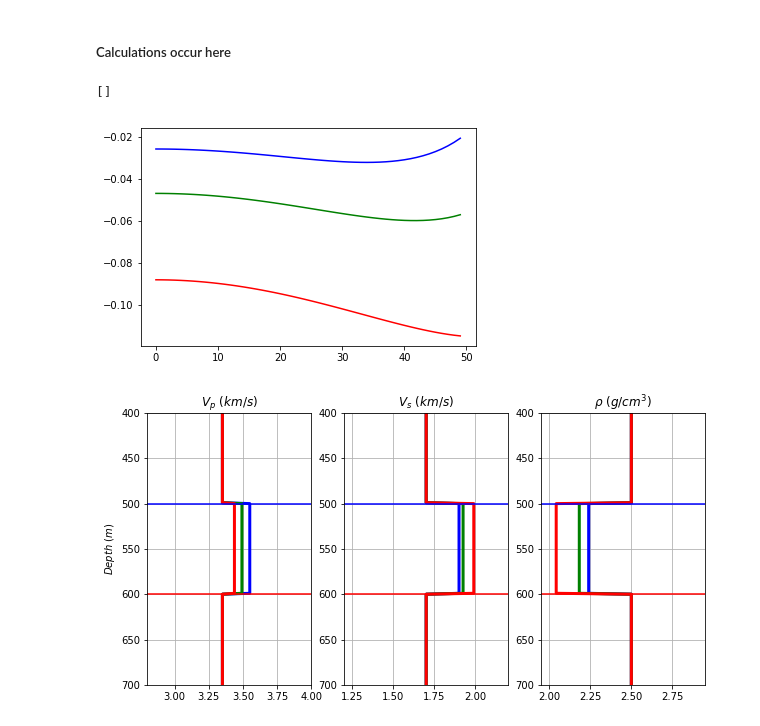
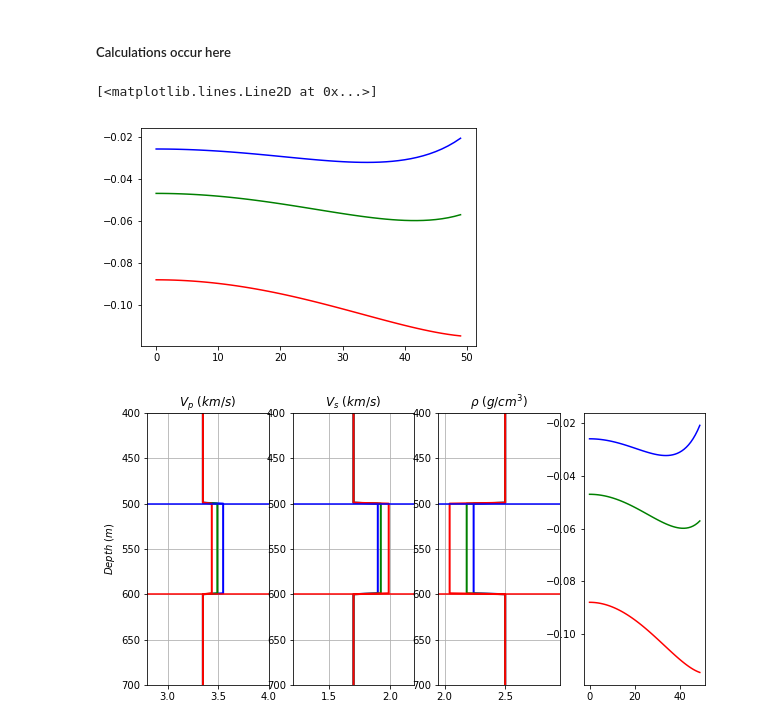
Before and after one commit to tccw/geotools, a Jupyter notebook: FluidSubstitution.ipynb, the cells around one changed output. Saved outputs shown, nothing was run; the diff lists cells and outputs as text; code cells hidden in the pictures.

Commit message:
Updated some plotting styles
Working with gridspec.

```diff
--- a/FluidSubstitution.ipynb
+++ b/FluidSubstitution.ipynb
@@ -390,48 +393,50 @@ plt.plot(np.array(RppTop[0]).T,color='b')
 plt.plot(np.array(RppTop[1]).T, color='g')
 plt.plot(np.array(RppTop[2]).T, color = 'r')
 #plt.plot(zoeRppRps(vpInSitu2,vsInSitu2,rhobInSitu2,thetaMax,RppCalc=True,RpsCalc=False),'k')
-plt.plot()
+#plt.plot()
 # %% [output]
-[]
+[<matplotlib.lines.Line2D at 0x...>]
 [figure]
 # %%
 plt.figure(figsize=(10,5))
+color = ['b','g','r']
 
-ax1 = plt.subplot(131)
-ax1.plot(vpCurve[0]/1000,np.arange(len(vpCurve[0]/1000)),color='b',linewidth = 3 )
-ax1.plot(vpCurve[1]/1000,np.arange(len(vpCurve[0]/1000)),color='g',linewidth = 3)
-ax1.plot(vpCurve[2]/1000,np.arange(len(vpCurve[0]/1000)),color='r',linewidth = 3)
+ax1 = plt.subplot(141)
+for i in range(0,len(vpCurve)):
+    ax1.plot(vpCurve[i]/1000, np.arange(len(vpCurve[0]/1000)), color = color[i],linewidth = 2)
 ax1.set_xlim(2.8,4)
 ax1.set_ylim(z_int[1]-100,z_int[2]+100)
 ax1.set_title(r'$V_p\ (km/s)$')
 ax1.set_ylabel(r'$Depth\ (m)$')
 ax1.axhline(z_int[1],color = 'b')
 ax1.axhline(z_int[2],color = 'r')
 ax1.grid()
 ax1.invert_yaxis()
 
-ax2 = plt.subplot(132)
-ax2.plot(vsCurve[0]/1000,np.arange(len(vpCurve[0]/1000)),color='b', linewidth = 3)
-ax2.plot(vsCurve[1]/1000,np.arange(len(vpCurve[0]/1000)),color='g', linewidth = 3)
-ax2.plot(vsCurve[2]/1000,np.arange(len(vpCurve[0]/1000)),color='r',linewidth = 3)
+ax2 = plt.subplot(142)
+for i in range(0,len(vpCurve)):
+    ax2.plot(vsCurve[i]/1000, np.arange(len(vsCurve[0]/1000)), color = color[i],linewidth = 2)
 ax2.set_xlim(1.2,2.2)
 ax2.set_ylim(z_int[1]-100,z_int[2]+100)
 ax2.set_title(r'$V_s\ (km/s)$')
 ax2.axhline(z_int[1],color = 'b')
 ax2.axhline(z_int[2],color = 'r')
 ax2.grid()
 ax2.invert_yaxis()
 
-ax3 = plt.subplot(133)
-ax3.plot(rhobCurve[0]/1000,np.arange(len(vpCurve[0]/1000)),color = 'b', linewidth = 3)
-ax3.plot(rhobCurve[1]/1000,np.arange(len(vpCurve[0]/1000)),color = 'g', linewidth = 3)
-ax3.plot(rhobCurve[2]/1000,np.arange(len(vpCurve[0]/1000)),color = 'r', linewidth = 3)
+ax3 = plt.subplot(143)
+for i in range(0,len(vpCurve)):
+    ax3.plot(rhobCurve[i]/1000, np.arange(len(vpCurve[0]/1000)), color = color[i],linewidth = 2)
 ax3.set_xlim(1.95,2.95)
 ax3.set_ylim(z_int[1]-100,z_int[2]+100)
 ax3.set_title(r'$\rho \ (g/cm^3)$')
 ax3.axhline(z_int[1],color = 'b')
 ax3.axhline(z_int[2],color = 'r')
 ax3.grid()
 ax3.invert_yaxis()
+
+ax4 = plt.subplot(144)
+for i in range(0,len(vpCurve)):
+    plt.plot(np.array(RppTop[i]).T,color=color[i])
 # %% [output]
-[figure, old version]
+[figure, new version]
```
Also changed, not shown: parts of 3 cells of this notebook.
